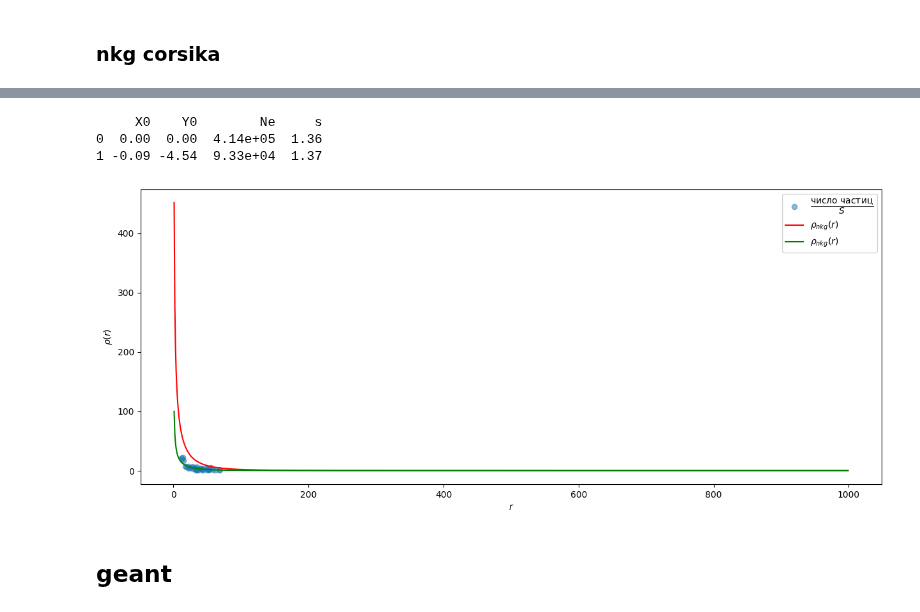
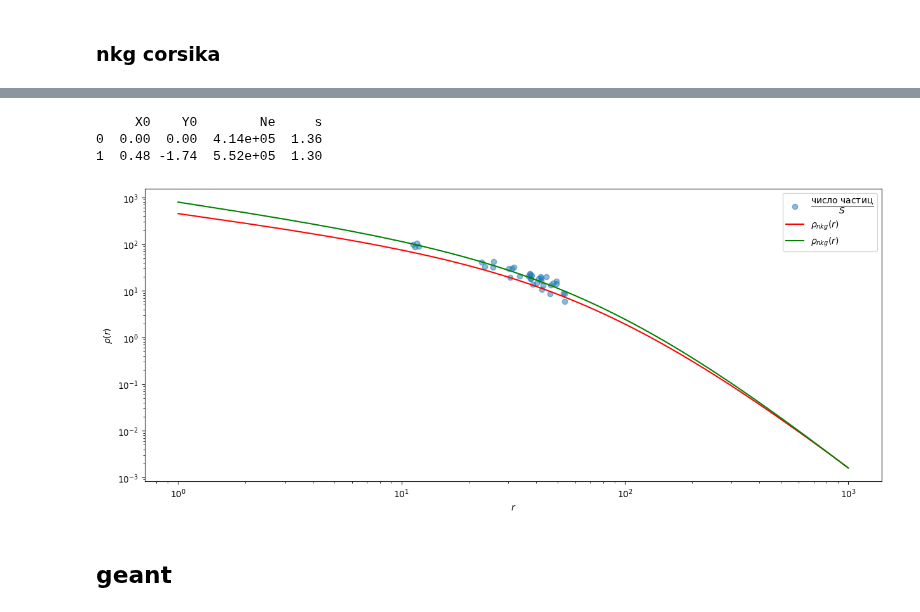
Before and after one commit to matalhim/sdf, a Jupyter notebook: corsika/cg.ipynb, the cells around one changed output, grey strips where cells are left out. Saved outputs shown, nothing was run; the diff lists cells and outputs as text; code cells hidden in the pictures.

Commit message:
modified:   .gitignore 	modified:   corsika/cg.ipynb 	new file:   corsika/output/_params.csv 	modified:   corsika/read.ipynb

```diff
--- a/corsika/cg.ipynb
+++ b/corsika/cg.ipynb
@@ -43,0 +44,7 @@ params_df.head(3)
+# %%
+geant_df = pd.read_csv(f'../corsika_geant/csv_output/p{run}_2022.csv', converters={
+    "AmplKSM": eval, "hSM": eval, "nTrackSMX": eval, "nTrackSMY": eval, "nTrackSM": eval,
+    "hSM0": eval, "nTrackSMX0": eval, "nTrackSMY0": eval, "nTrackSM0": eval,
+    "EdepCntSCT": eval, "EdepDetNE": eval, "TimDetNE": eval, "EdepStNE": eval, "TimStNE": eval
+})
+geant_df.head(5)
@@ -43,0 +59,23 @@ params_df.head(3)
+# %%
+mask = geant_df['NRUN'].astype(int) == nrun
+
+geant_nrun_df = geant_df[mask].head(5)
+
+E_1_event = geant_nrun_df['EdepStNE'].iloc[j_event]
+
+theta_g = geant_nrun_df['Teta'].iloc[j_event]
+phi_g = geant_nrun_df['Fi'].iloc[j_event]
+
+X0_g = geant_nrun_df['XAxisShift'].iloc[j_event]
+Y0_g = geant_nrun_df['YAxisShift'].iloc[j_event]
+Z0_g = -18
+
+Ne_g = geant_nrun_df['NeNKGlong'].iloc[j_event]
+s_g = geant_nrun_df['sNKGlong'].iloc[j_event]
+
+X = coordinates_df['X']
+Y = coordinates_df['Y']
+Z = coordinates_df['Z']
+
+if not Ne_g == Ne and not s_g == s:
+    print('error Ne, s')
@@ -44,10 +84,11 @@ params_df.head(3)
 # %%
 X0, Y0 = 0, 0
 Ne, s = params_df['Ne'].iloc[j_event], params_df['s'].iloc[j_event]
-theta, phi = params_df['theta'].iloc[j_event], params_df['phi'].iloc[j_event]
+theta, phi = theta_g, phi_g
 # %%
 event_df = pd.read_csv(event_filename)
 
-e_df = event_df[event_df['particle_name'].isin(['e-', 'e+'])].copy()
+# e_df = event_df[event_df['particle_name'].isin(['e-', 'e+'])].copy()
+e_df = event_df.copy()
 e_df.head(3)
 # %% [output]
@@ -145,35 +190,37 @@ X0_opt, Y0_opt, Ne_opt, s_opt = result.x
 rho = np.array(filtered_registration) / (4 * 0.8 * 0.8)
 r_enterval = np.arange(0, 1e3, 1)
 rho_calculate = rho_model(r_enterval, Ne, s)
 
 R = compute_distance_from_axis(X0, Y0, theta, phi, filtered_coordinates_df['X'], filtered_coordinates_df['Y'])
 rho_calculate_fit = rho_model(r_enterval, Ne_opt, s_opt)
 
 df = pd.DataFrame({'X0': [X0, X0_opt], 'Y0': [Y0, Y0_opt]})
 df = pd.DataFrame({
     'X0': np.round([X0, X0_opt], 2),
     'Y0': np.round([Y0, Y0_opt], 2),
     'Ne': [np.format_float_scientific(val, precision=2) for val in [Ne, Ne_opt]],
     's': np.round([s, s_opt], 2),
 })
 df.head(3)
 print(df)
 
 plt.figure(figsize=(15, 6))
 plt.scatter(filtered_r, rho , alpha=0.5, label=r'$\dfrac{\text{число частиц}}{S}$')
 plt.plot(r_enterval, rho_calculate, c='r', label=r'$\rho_{nkg}(r)$')
 plt.plot(r_enterval, rho_calculate_fit, c='green', label=r'$\rho_{nkg}(r)$')
 
+plt.yscale('log')
+plt.xscale('log')
 
 plt.xlabel(r'$r$')
 plt.ylabel(r'$\rho(r)$')
 plt.legend()
 plt.show()
 # %% [output]
      X0    Y0        Ne     s
 0  0.00  0.00  4.14e+05  1.36
-1 -0.09 -4.54  9.33e+04  1.37
+1  0.48 -1.74  5.52e+05  1.30
-[figure, old version]
+[figure, new version]
 # %% [markdown]
 ## geant
 # %%
```
Also changed, not shown: parts of 9 cells of this notebook, 3 other files.
